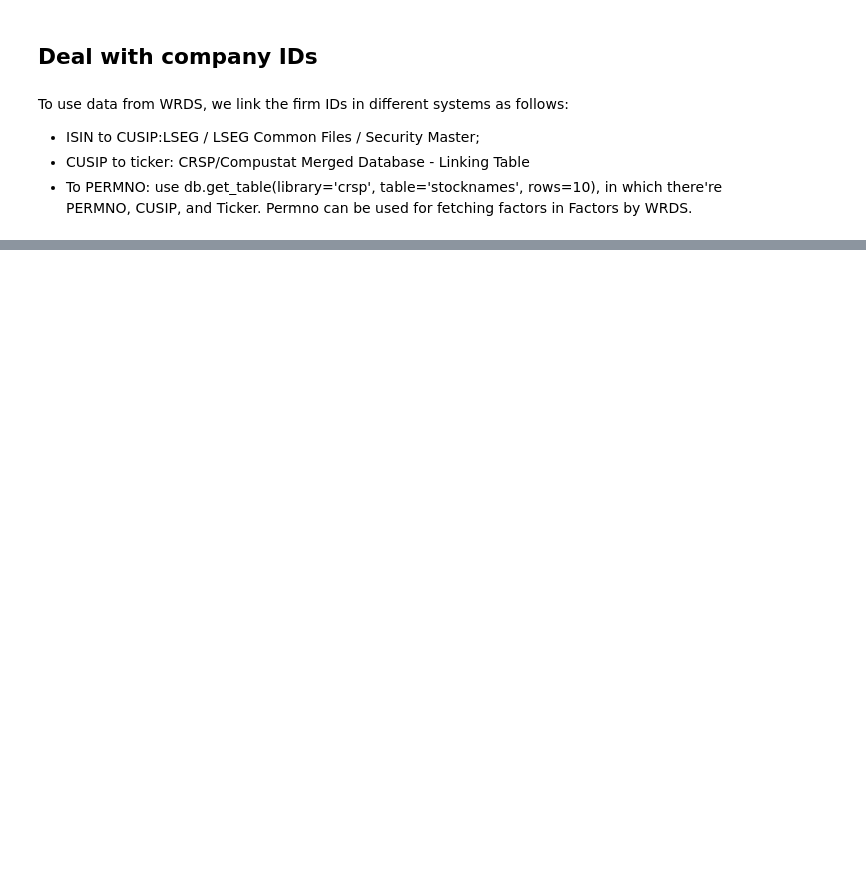
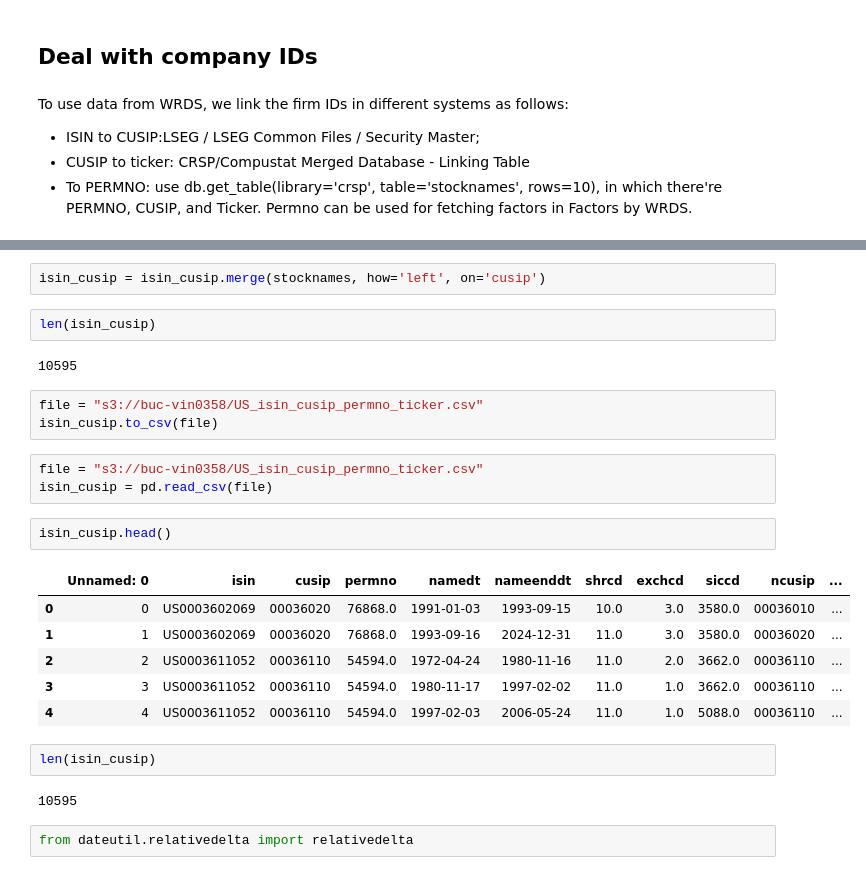
Before and after one commit to V-GAO/CEO_SocialCapital, a Jupyter notebook: notebooks/EDA_WRDS.ipynb, the cells around one changed output, grey strips where cells are left out. Drawn from its saved outputs; the diff is of its cells as text; blank space fills up the shorter version.

```diff
--- a/notebooks/EDA_WRDS.ipynb
+++ b/notebooks/EDA_WRDS.ipynb
@@ -57,0 +127,27 @@ To use data from WRDS, we link the firm IDs in different systems as follows:
+# %%
+isin_cusip = isin_cusip.merge(stocknames, how='left', on='cusip')
+# %%
+len(isin_cusip)
+# %% [output]
+10595
+# %%
+file = "s3://buc-vin0358/US_isin_cusip_permno_ticker.csv"
+isin_cusip.to_csv(file)
+# %%
+file = "s3://buc-vin0358/US_isin_cusip_permno_ticker.csv"
+isin_cusip = pd.read_csv(file)
+# %%
+isin_cusip.head()
+# %% [output]
+|  | Unnamed: 0 | isin | cusip | permno | namedt | nameenddt | shrcd | exchcd | siccd | ncusip | ... |
+| 0 | 0 | US0003602069 | 00036020 | 76868.0 | 1991-01-03 | 1993-09-15 | 10.0 | 3.0 | 3580.0 | 00036010 | ... |
+| 1 | 1 | US0003602069 | 00036020 | 76868.0 | 1993-09-16 | 2024-12-31 | 11.0 | 3.0 | 3580.0 | 00036020 | ... |
+| 2 | 2 | US0003611052 | 00036110 | 54594.0 | 1972-04-24 | 1980-11-16 | 11.0 | 2.0 | 3662.0 | 00036110 | ... |
+| 3 | 3 | US0003611052 | 00036110 | 54594.0 | 1980-11-17 | 1997-02-02 | 11.0 | 1.0 | 3662.0 | 00036110 | ... |
+| 4 | 4 | US0003611052 | 00036110 | 54594.0 | 1997-02-03 | 2006-05-24 | 11.0 | 1.0 | 5088.0 | 00036110 | ... |
+# %%
+len(isin_cusip)
+# %% [output]
+10595
+# %%
+from dateutil.relativedelta import relativedelta
```
Also changed, not shown: parts of 55 cells of this notebook.
